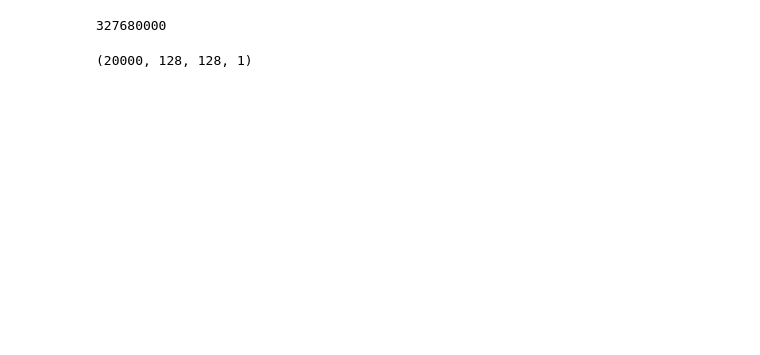
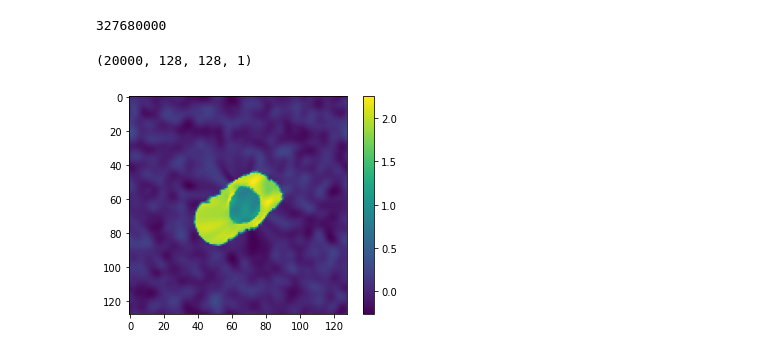
Before and after one commit to HastingsGreer/InverseConsistency, a Jupyter notebook: notebooks/CreateSunnysidePickle.py.ipynb, the cells around one changed output. Drawn from its saved outputs; the diff is of its cells as text; code cells hidden in the pictures; blank space fills up the shorter version.

```diff
--- a/notebooks/CreateSunnysidePickle.py.ipynb
+++ b/notebooks/CreateSunnysidePickle.py.ipynb
@@ -30,3 +30,10 @@ with open("/playpen/tgreer/sunnyside.pickle", "rb") as f:
 import data
 # %%
 d1, d2 = data.get_dataset_sunnyside()
+# %%
+import matplotlib.pyplot as plt
+plt.imshow(ars2[0, :, :, 0])
+plt.colorbar()
+plt.show()
+# %% [output]
+[figure, added]
```
